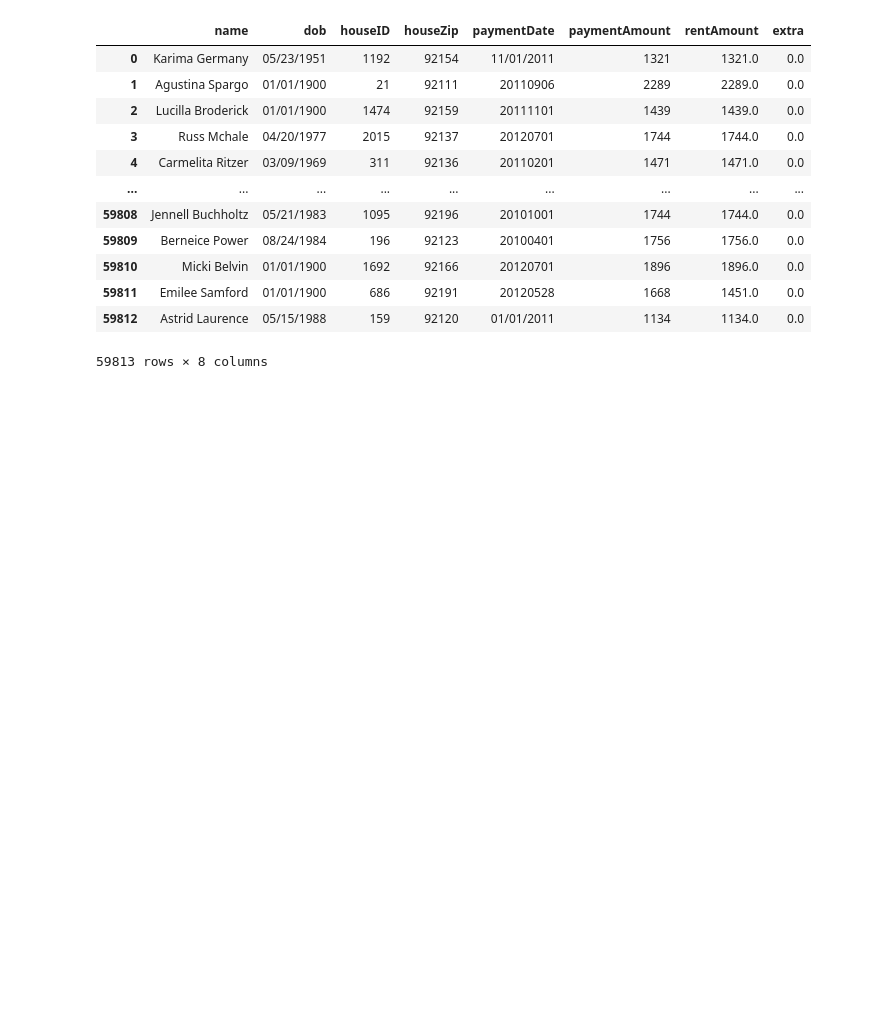
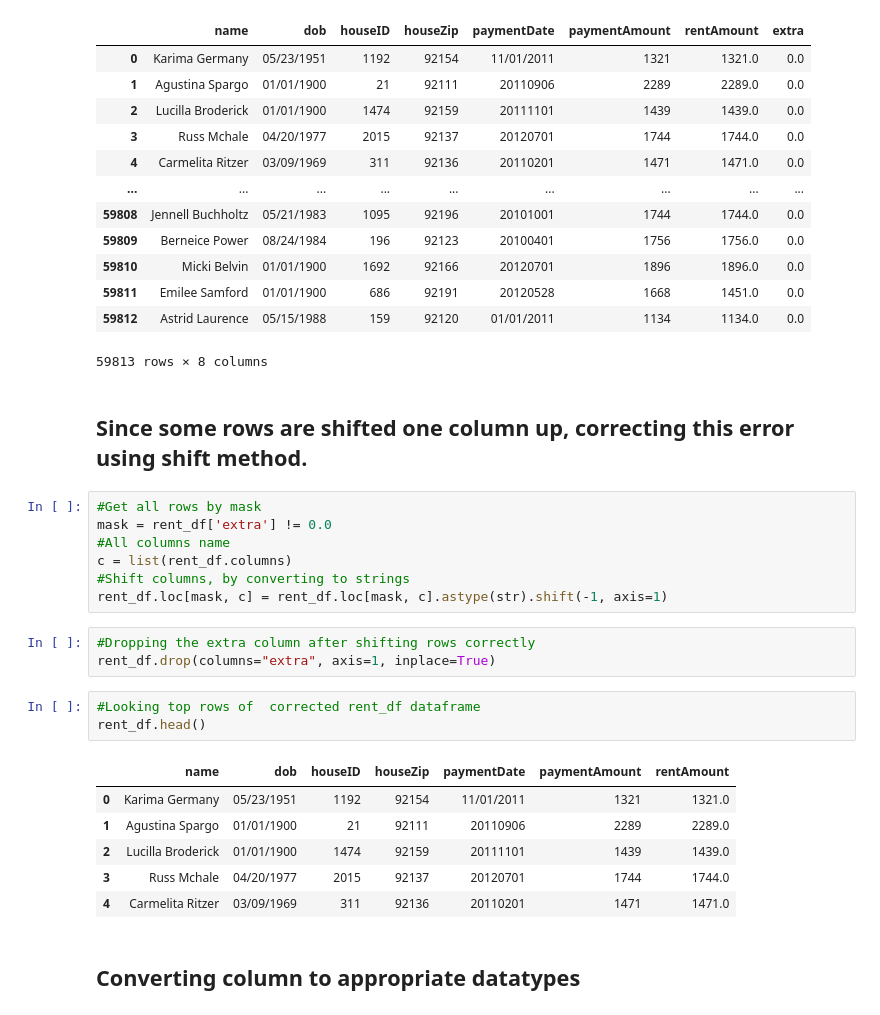
Before and after one commit to pandeysudip/Rental, a Jupyter notebook: Data_Cleaning.ipynb, the cells around one changed output. Saved outputs shown, nothing was run; the diff lists cells and outputs as text; blank space fills up the shorter version.

```diff
--- a/Data_Cleaning.ipynb
+++ b/Data_Cleaning.ipynb
@@ -107,3 +107,27 @@ rent_df
 | 59811 | Emilee Samford | 01/01/1900 | 686 | 92191 | 20120528 | 1668 | 1451.0 | 0.0 |
 | 59812 | Astrid Laurence | 05/15/1988 | 159 | 92120 | 01/01/2011 | 1134 | 1134.0 | 0.0 |
 59813 rows × 8 columns
+# %% [markdown]
+## Since some rows are shifted one column up, correcting this error using shift method.
+# %%
+#Get all rows by mask
+mask = rent_df['extra'] != 0.0
+#All columns name
+c = list(rent_df.columns)
+#Shift columns, by converting to strings
+rent_df.loc[mask, c] = rent_df.loc[mask, c].astype(str).shift(-1, axis=1)
+# %%
+#Dropping the extra column after shifting rows correctly
+rent_df.drop(columns="extra", axis=1, inplace=True)
+# %%
+#Looking top rows of  corrected rent_df dataframe
+rent_df.head()
+# %% [output]
+|  | name | dob | houseID | houseZip | paymentDate | paymentAmount | rentAmount |
+| 0 | Karima Germany | 05/23/1951 | 1192 | 92154 | 11/01/2011 | 1321 | 1321.0 |
+| 1 | Agustina Spargo | 01/01/1900 | 21 | 92111 | 20110906 | 2289 | 2289.0 |
+| 2 | Lucilla Broderick | 01/01/1900 | 1474 | 92159 | 20111101 | 1439 | 1439.0 |
+| 3 | Russ Mchale | 04/20/1977 | 2015 | 92137 | 20120701 | 1744 | 1744.0 |
+| 4 | Carmelita Ritzer | 03/09/1969 | 311 | 92136 | 20110201 | 1471 | 1471.0 |
+# %% [markdown]
+## Converting column to appropriate datatypes
```
Also changed, not shown: parts of 7 cells of this notebook.
